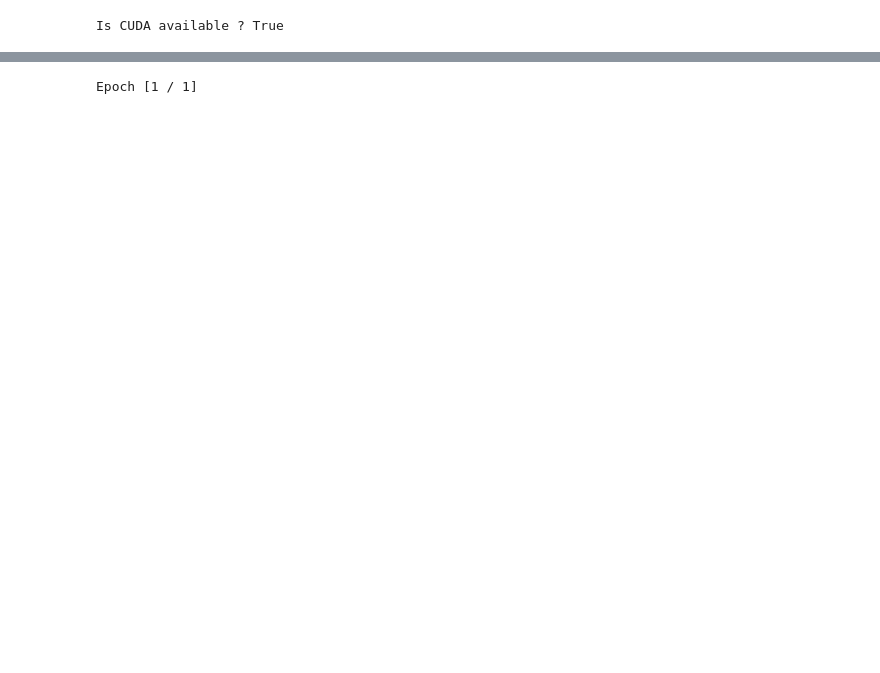
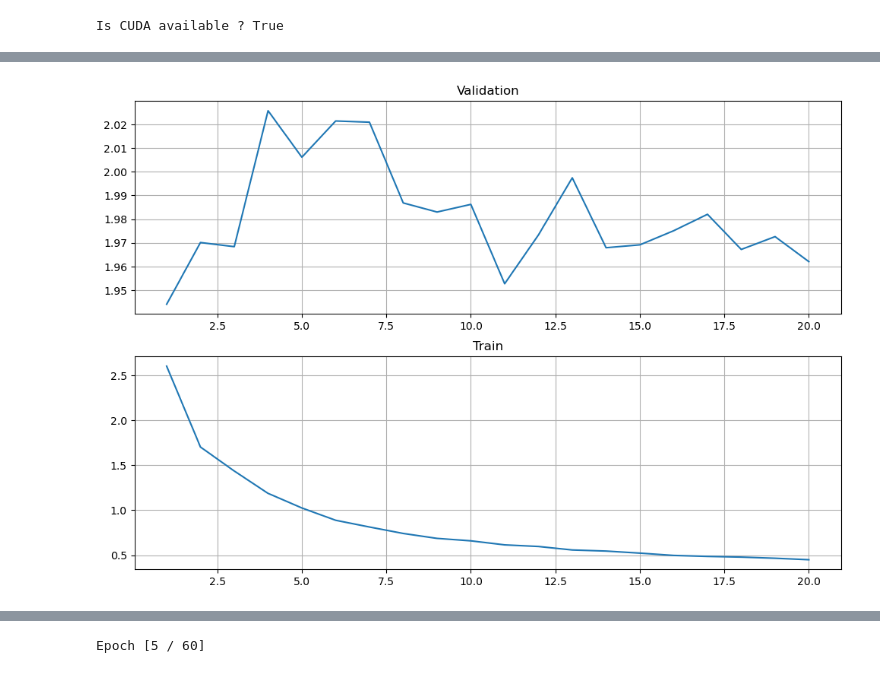
Before and after one commit to TiWenChen/Data-Mining-Project-2, a Jupyter notebook: Image Model.ipynb, the cells around one changed output, grey strips where cells are left out. Saved outputs shown, nothing was run; the diff lists cells and outputs as text; code cells hidden in the pictures; blank space fills up the shorter version.

```diff
--- a/Image Model.ipynb
+++ b/Image Model.ipynb
@@ -211,11 +212,13 @@ class VGG16Predictor(nn.Module):
             nn.Linear(8 * 7 * 7, 64),
             nn.ReLU(),
             nn.Linear(64, 32),
+            nn.ReLU(),
+            nn.Linear(32, 6)
         )
 
         self.predictor = nn.Sequential(
             nn.ReLU(),
-            nn.Linear(32, 1)
+            nn.Linear(6, 1)
         )
 
     def forward(self, x):
@@ -292,9 +295,9 @@ def train(model, optimizer, criterion, train_data, validation_data, validation =
             print(f"Epoch [{epoch + 1} / {epochs}]")
 
     if validation:
-        return loss_trajectory
+        return loss_trajectory, model
     else:
-        return
+        return None, model
 # %%
 epochs = 20
 
@@ -307,7 +308,7 @@ optimizer = optim.Adam(vgg16predictor.parameters(), lr = 1*1e-4)
 criterion = nn.L1Loss()
 print(vgg16predictor)
 # %%
-train(vgg16predictor, optimizer, criterion, dataloader['train'], dataloader['validation'], epochs = epochs)
+loss_trajectory, model = train(vgg16predictor, optimizer, criterion, dataloader['train'], dataloader['validation'], epochs = epochs)
 # %%
 def K_fold(X, Y, folds = 5):
     # X = json_data_training_images
@@ -348,6 +349,7 @@ def K_fold(X, Y, folds = 5):
         vgg16predictor.to(device)
         optimizer = optim.Adam(vgg16predictor.parameters(), lr = 1*1e-4)
         criterion = nn.L1Loss()
-        LOSS_TRAJECTORY.append(train(vgg16predictor, optimizer, criterion, dataloader['train'], dataloader['validation'], epochs = 20))
+
+        LOSS_TRAJECTORY.append(train(vgg16predictor, optimizer, criterion, dataloader['train'], dataloader['validation'], epochs = 20)[0])
 
     return LOSS_TRAJECTORY
@@ -358,0 +356,13 @@ Epoch [16 / 20] Validation Loss: 1.9751128241715608
+# %%
+trajectories = K_fold(json_data_training_images, train_labels)
+trajectories_dict = defaultdict(list)
+for i in range(len(trajectories[0])):
+    for j in range(len(trajectories)):
+        trajectories_dict[f"epoch{i}"].append(trajectories[j][i])
+        trajectories_dict[f"epoch{i}"] = sorted(trajectories_dict[f"epoch{i}"])
+
+trajectories_dict = dict(trajectories_dict)
+trajectories_pd = pd.DataFrame(trajectories_dict)
+trajectories_pd.to_csv("5-folds.csv")
+# %% [output]
+[figure, added]
@@ -359,5 +370,5 @@ Epoch [16 / 20] Validation Loss: 1.9751128241715608
 # %%
-epochs = 1
+epochs = 60
 
 vgg16predictor = VGG16Predictor()
 vgg16predictor.to(device)
@@ -366,9 +377,9 @@ optimizer = optim.Adam(vgg16predictor.parameters(), lr = 1e-4)
 criterion = nn.L1Loss()
 print(vgg16predictor)
 
-train(vgg16predictor, optimizer, criterion, dataloader['total_train'], dataloader['validation'], validation = False, epochs = epochs)
+loss_trajectory, vgg16predictor = train(vgg16predictor, optimizer, criterion, dataloader['total_train'], dataloader['validation'], validation = False, epochs = epochs)
 # %% [output]
-Epoch [1 / 1]
+Epoch [5 / 60]
 # %%
 date = time.ctime(time.time())[:10].replace(' ', '')
 
```
Also changed, not shown: parts of 9 cells of this notebook, 1 other file.
